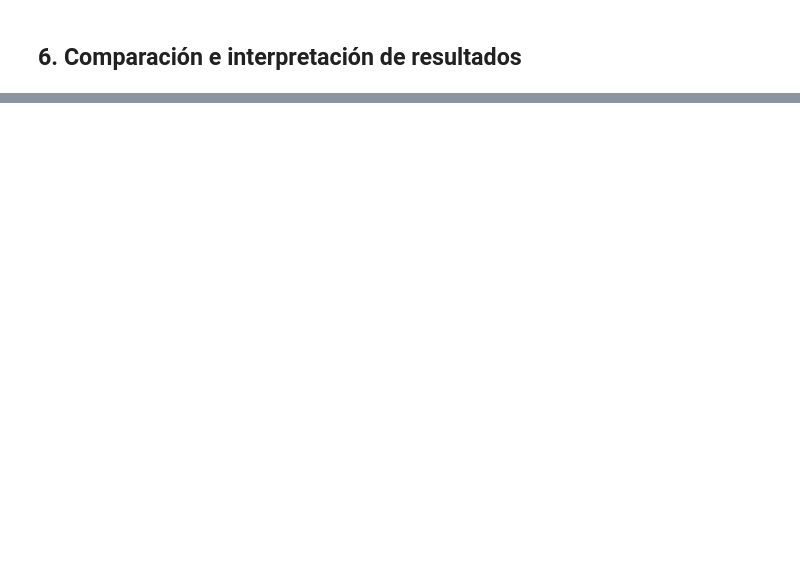
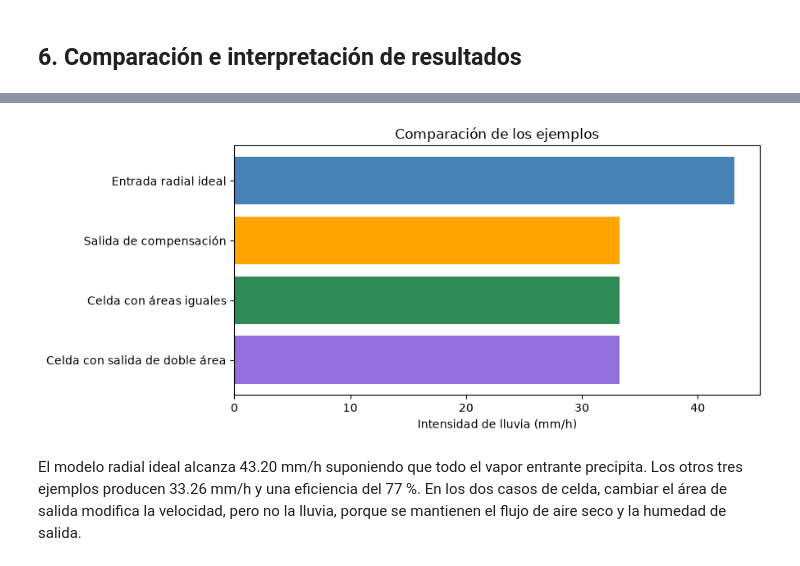
Before and after one commit to santiag0412/taller2-hidrologia, a Jupyter notebook: notebooks/Taller2_Punto11_Tormentas_Convergentes.ipynb, the cells around one changed output, grey strips where cells are left out. Drawn from its saved outputs; the diff is of its cells as text; code cells hidden in the pictures; blank space fills up the shorter version.

```diff
--- a/notebooks/Taller2_Punto11_Tormentas_Convergentes.ipynb
+++ b/notebooks/Taller2_Punto11_Tormentas_Convergentes.ipynb
@@ -45,2 +361,25 @@ Versión de NumPy: 2.5.2
 # %% [markdown]
 ## 6. Comparación e interpretación de resultados
+# %%
+comparacion = pd.DataFrame({
+    "Modelo o caso": [
+        "Entrada radial ideal",
+        "Salida de compensación",
+        "Celda con áreas iguales",
+        "Celda con salida de doble área"
+    ],
+    "Intensidad (mm/h)": [
+        intensidad_radial,
+        intensidad_compensacion,
+        intensidad_celda,
+        intensidad_diferente
+    ],
+    "Eficiencia (%)": [
+        eficiencia_radial,
+        eficiencia_compensacion,
+        eficiencia_celda,
+        eficiencia_diferente
+    ]
+})
+
+comparacion.round(2)
@@ -47,2 +392,22 @@ Versión de NumPy: 2.5.2
+# %%
+plt.figure(figsize=(9, 4))
+
+plt.barh(
+    comparacion["Modelo o caso"],
+    comparacion["Intensidad (mm/h)"],
+    color=["steelblue", "orange", "seagreen", "mediumpurple"]
+)
+
+# Mantener el mismo orden de la tabla
+plt.gca().invert_yaxis()
+
+plt.xlabel("Intensidad de lluvia (mm/h)")
+plt.title("Comparación de los ejemplos")
+plt.tight_layout()
+plt.show()
+# %% [output]
+[figure, added]
+# %% [markdown]
+El modelo radial ideal alcanza 43.20 mm/h suponiendo que todo el vapor entrante precipita. Los otros tres ejemplos producen 33.26 mm/h y una eficiencia del 77 %. En los dos casos de celda, cambiar el área de salida modifica la velocidad, pero no la lluvia, porque se mantienen el flujo de aire seco y la humedad de salida.
 # %% [markdown]
 ## 7. Conclusiones
```
Also changed, not shown: parts of 22 cells of this notebook.
